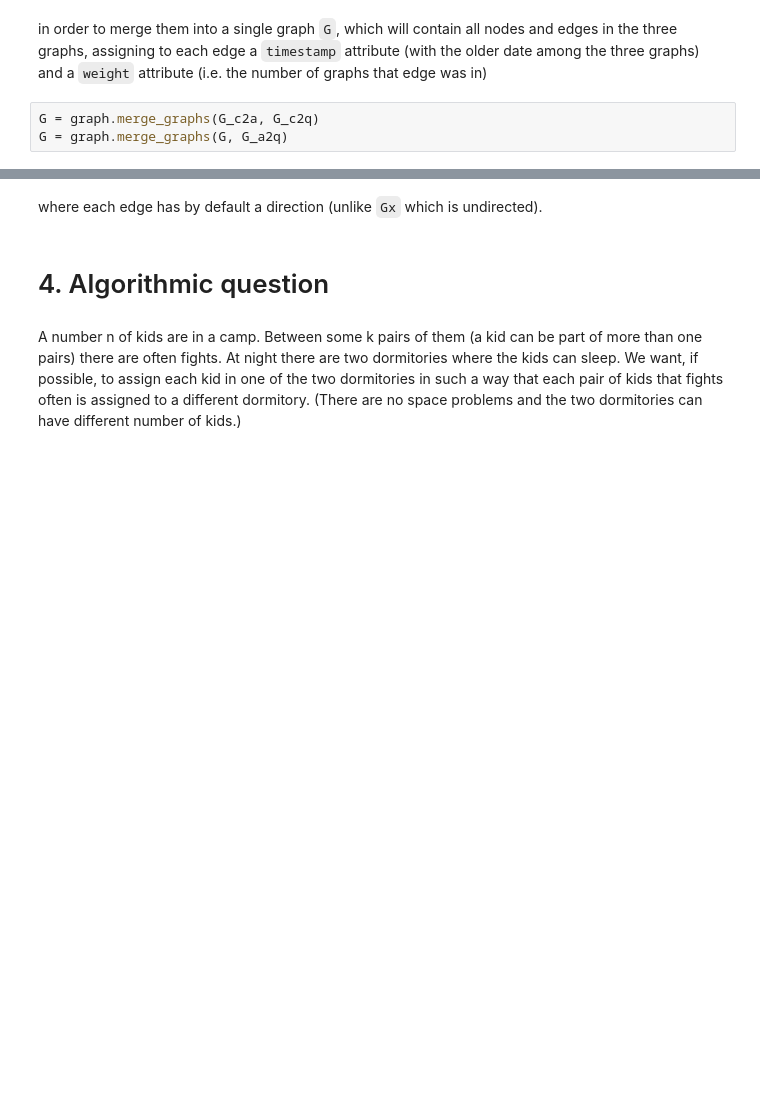
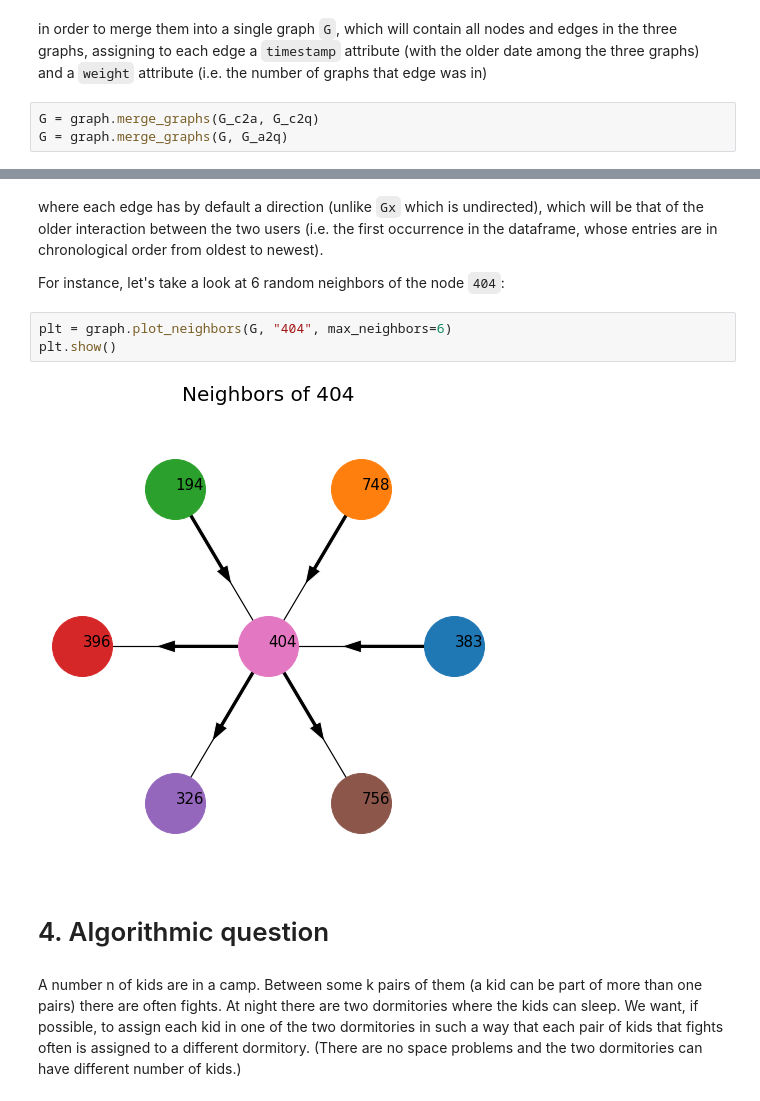
Before and after one commit to gmontill/ADM-HW5, a Jupyter notebook: main.ipynb, the cells around one changed output, grey strips where cells are left out. Drawn from its saved outputs; the diff is of its cells as text; blank space fills up the shorter version.

Commit message:
Implemented neighbors visualization

```diff
--- a/main.ipynb
+++ b/main.ipynb
@@ -64,5 +66,12 @@ Graph with 6858 nodes and 25038 edges
 # %% [markdown]
-where each edge has by default a direction (unlike `Gx` which is undirected).
+where each edge has by default a direction (unlike `Gx` which is undirected), which will be that of the older interaction between the two users (i.e. the first occurrence in the dataframe, whose entries are in chronological order from oldest to newest).
+
+For instance, let's take a look at 6 random neighbors of the node `404`:
+# %%
+plt = graph.plot_neighbors(G, "404", max_neighbors=6)
+plt.show()
+# %% [output]
+[figure, added]
 # %% [markdown]
 # 4. Algorithmic question
 # %% [markdown]
```
Also changed, not shown: parts of 13 cells of this notebook, 1 other file.
